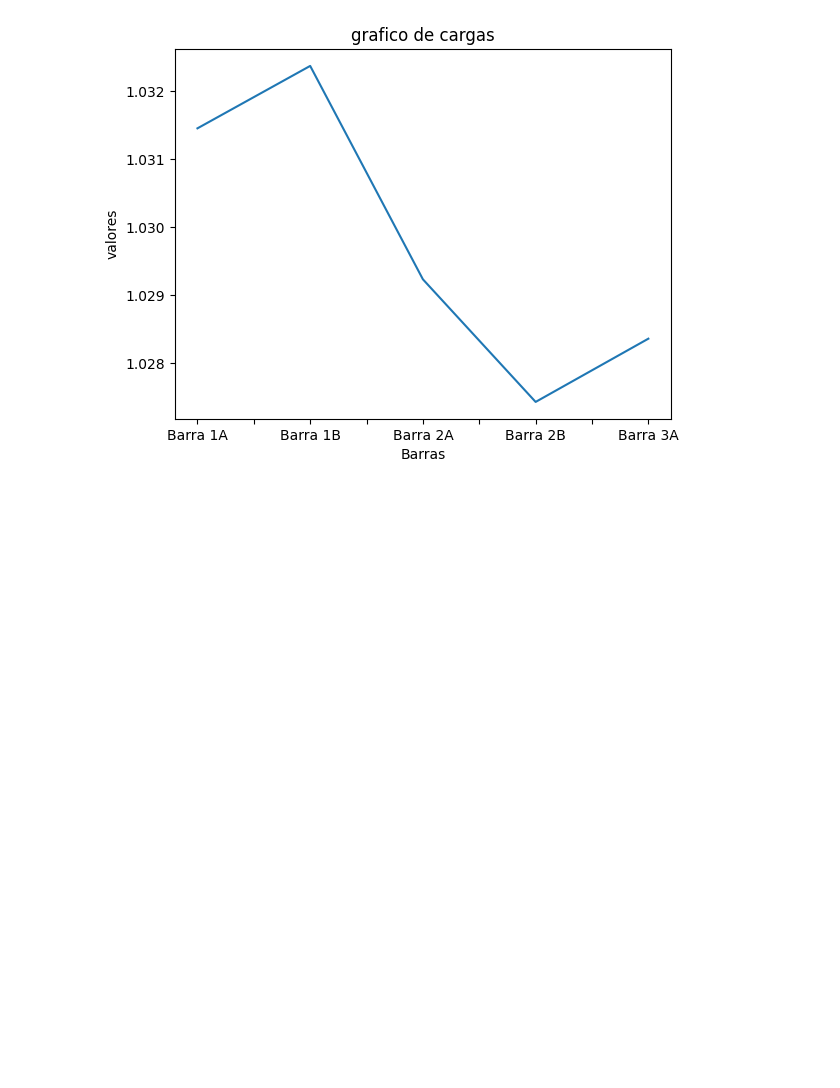
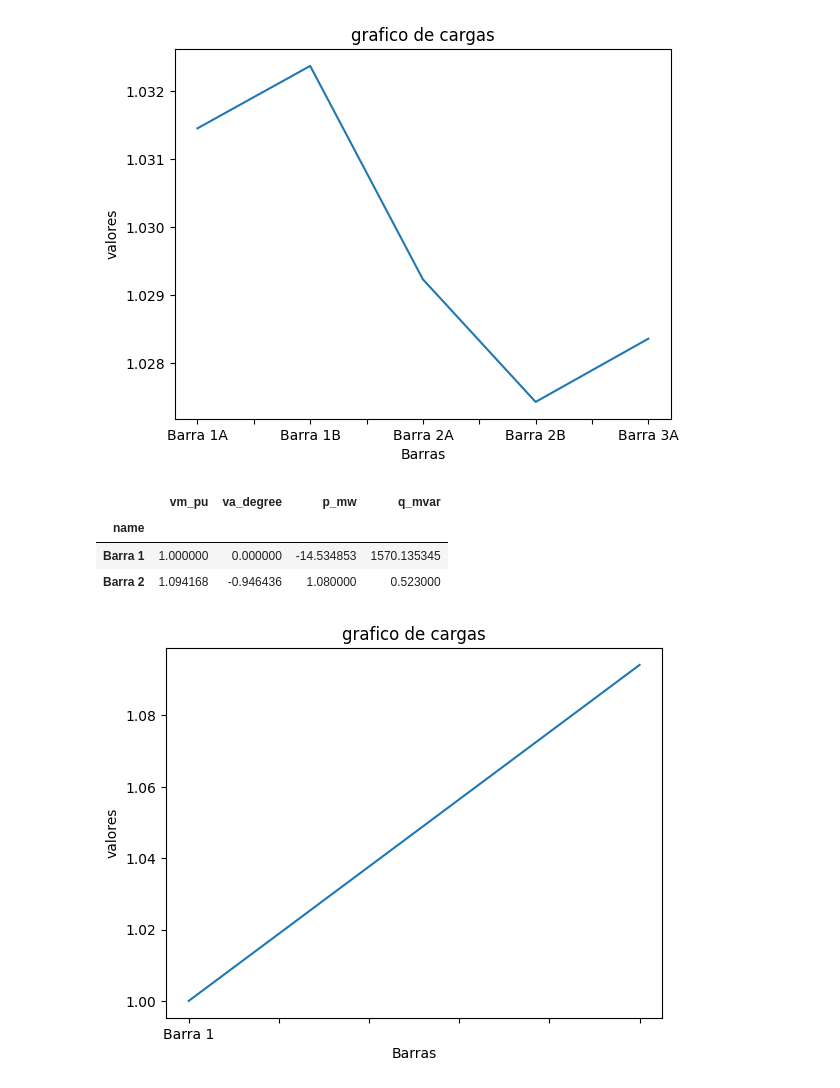
Before and after one commit to pauluxsaada/G7A_Sep1_S12024, a Jupyter notebook: tarea_sep_1.ipynb, the cells around one changed output. Drawn from its saved outputs; the diff is of its cells as text; code cells hidden in the pictures; blank space fills up the shorter version.

```diff
--- a/tarea_sep_1.ipynb
+++ b/tarea_sep_1.ipynb
@@ -60,3 +60,39 @@ plt.ylabel('valores')
 plt.show()
 # %% [output]
 [figure]
+# %%
+#sistema 2 barras
+
+red = pp.create_empty_network()
+
+bar1 = pp.create_bus(red, vn_kv=500, name="Barra 1")
+bar2 = pp.create_bus(red, vn_kv=500, name="Barra 2")
+
+pp.create_ext_grid(red, bar1, vm_pu=1.0, name="Generador")
+
+pp.create_line_from_parameters(red, bar1, bar2, length_km=500, r_ohm_per_km=0.02, x_ohm_per_km=0.115, c_nf_per_km=19.1, max_i_ka=1)
+pp.create_line_from_parameters(red, bar1, bar2, length_km=500, r_ohm_per_km=0.02, x_ohm_per_km=0.115, c_nf_per_km=19.1, max_i_ka=1)
+
+pp.create_load(red, bar2, p_mw=1.08, q_mvar=0.523, name="Carga")
+
+pp.runpp(red, algorithm='nr', numba=False,max_iteration=100)
+# %%
+red.res_line.index = red.line.name
+red.res_bus.index = red.bus.name
+
+red.res_bus
+# %% [output]
+|  | vm_pu | va_degree | p_mw | q_mvar |
+| name |  |  |  |  |
+| Barra 1 | 1.000000 | 0.000000 | -14.534853 | 1570.135345 |
+| Barra 2 | 1.094168 | -0.946436 | 1.080000 | 0.523000 |
+# %%
+df = red.res_bus
+
+df['vm_pu'].plot(kind='line')
+plt.title('grafico de cargas')
+plt.xlabel('Barras')
+plt.ylabel('valores')
+plt.show()
+# %% [output]
+[figure, added]
```
Also changed, not shown: parts of 1 cell of this notebook.
